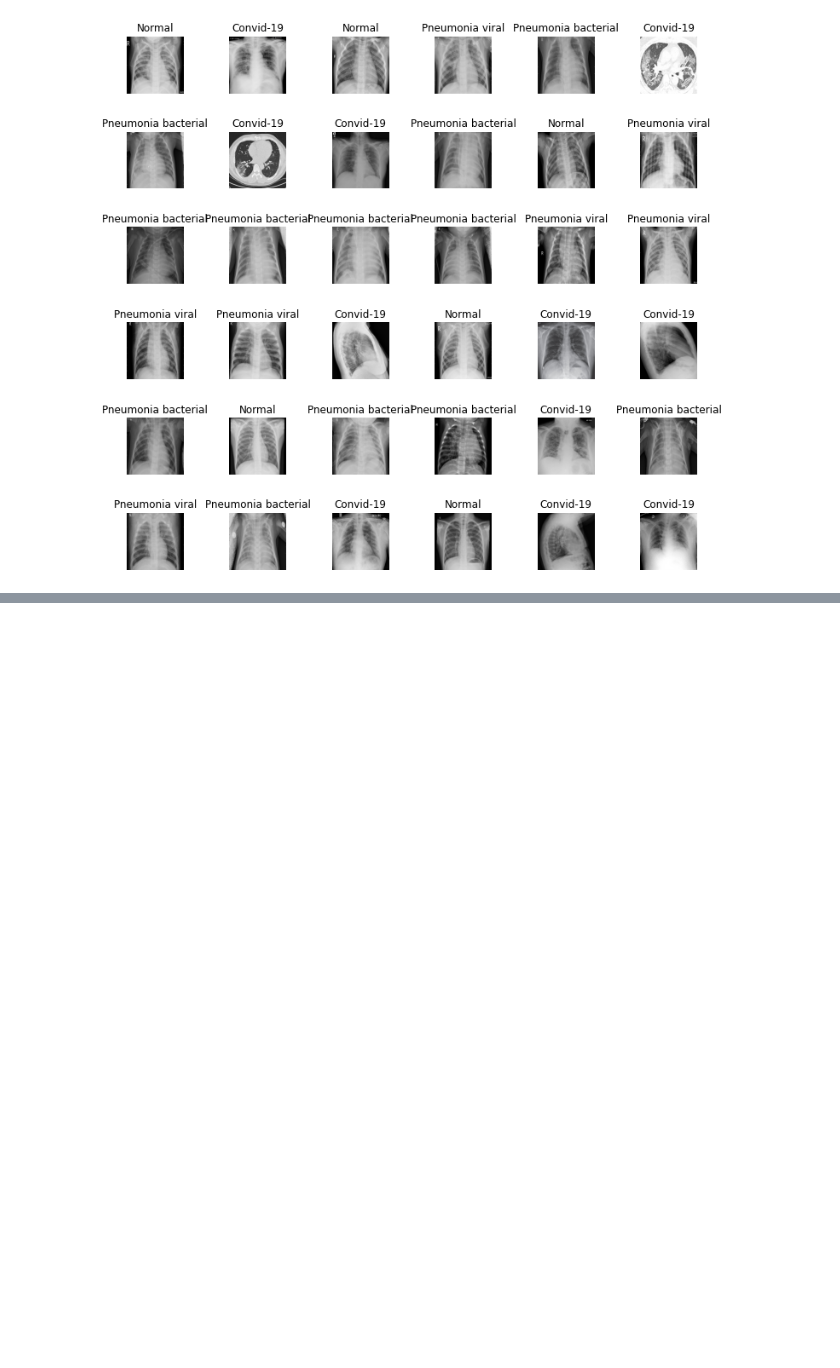
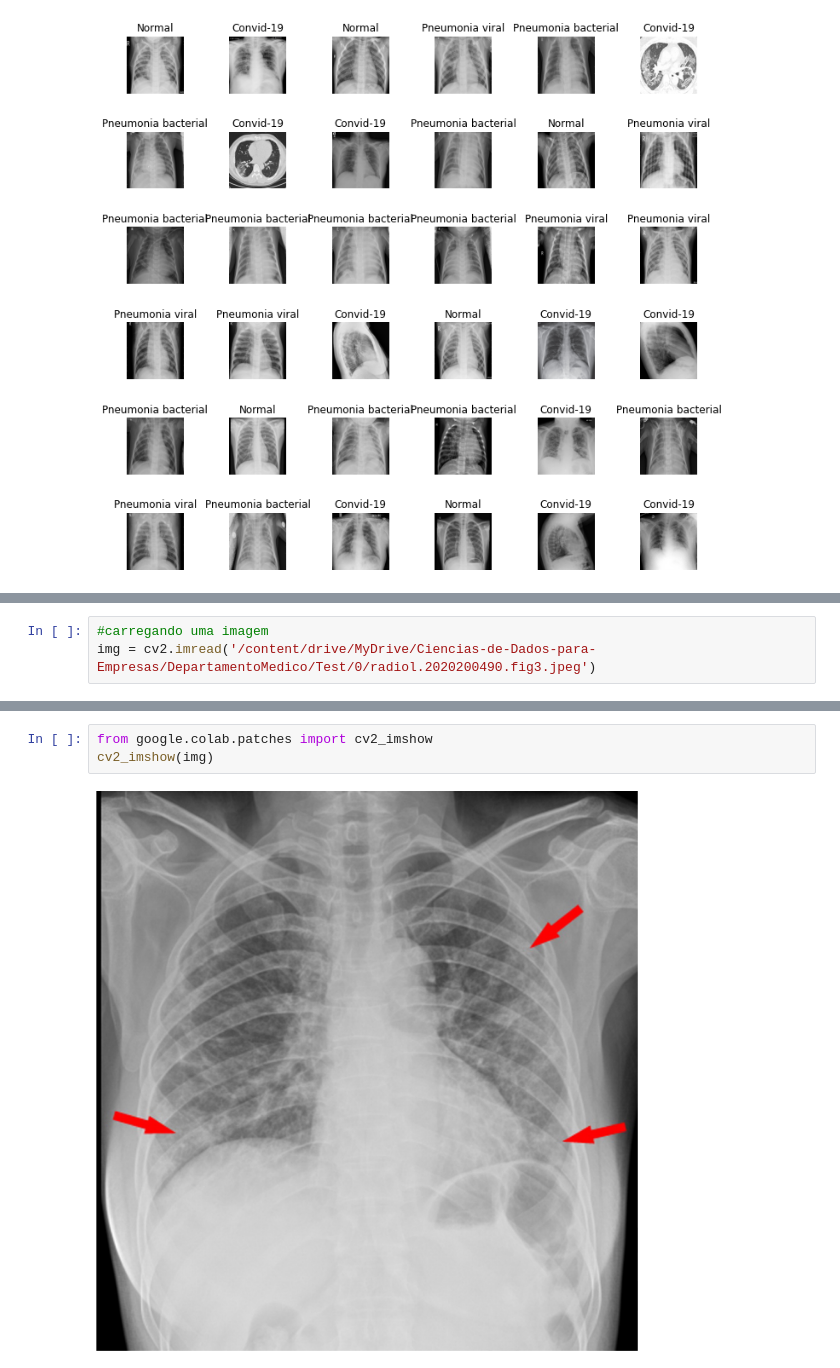
Before and after one commit to eversonmariano/Analise-de-Dados_Machine-learning, a Jupyter notebook: DepartamentoMédico.ipynb, the cells around one changed output, grey strips where cells are left out. Cells and saved outputs as stored; diff of their text form; blank space fills up the shorter version.

```diff
--- a/DepartamentoMédico.ipynb
+++ b/DepartamentoMédico.ipynb
@@ -119,0 +335,3 @@ plt.subplots_adjust(wspace=0.8)
+# %%
+#carregando uma imagem
+img = cv2.imread('/content/drive/MyDrive/Ciencias-de-Dados-para-Empresas/DepartamentoMedico/Test/0/radiol.2020200490.fig3.jpeg')
@@ -119,0 +358,5 @@ plt.subplots_adjust(wspace=0.8)
+# %%
+from google.colab.patches import cv2_imshow
+cv2_imshow(img)
+# %% [output]
+[figure, added]
```
Also changed, not shown: parts of 41 cells of this notebook.
